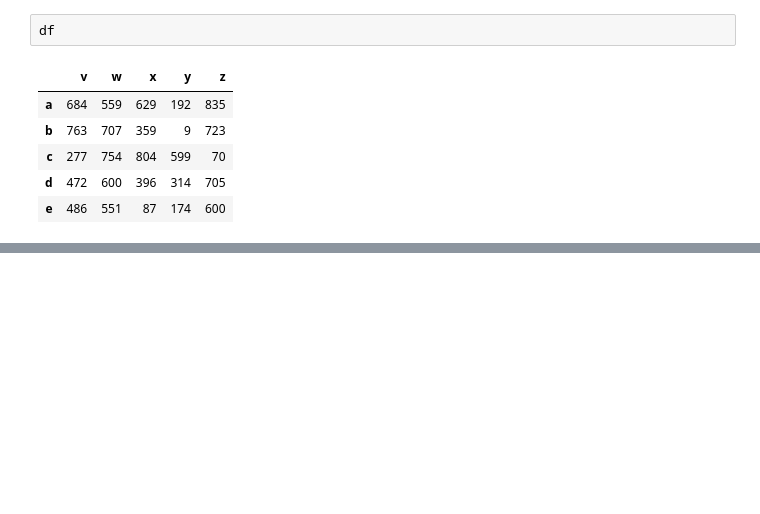
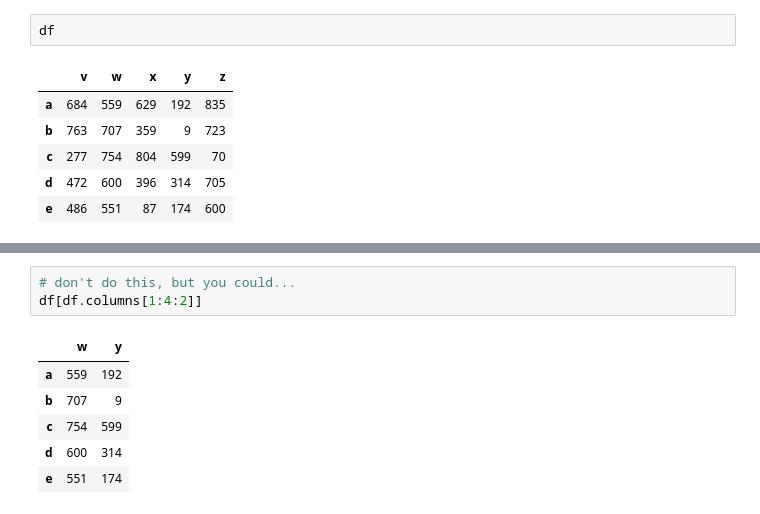
Before and after one commit to sumanthkm/Cisco-2021-12Dec-13, a Jupyter notebook: Cisco-2021-12Dec-14.ipynb, the cells around one changed output, grey strips where cells are left out. Saved outputs shown, nothing was run; the diff lists cells and outputs as text; blank space fills up the shorter version.

```diff
--- a/Cisco-2021-12Dec-14.ipynb
+++ b/Cisco-2021-12Dec-14.ipynb
@@ -757,0 +792,10 @@ df['w'
+# %%
+# don't do this, but you could...
+df[df.columns[1:4:2]]
+# %% [output]
+|  | w | y |
+| a | 559 | 192 |
+| b | 707 | 9 |
+| c | 754 | 599 |
+| d | 600 | 314 |
+| e | 551 | 174 |
```
Also changed, not shown: parts of 4 cells of this notebook.
